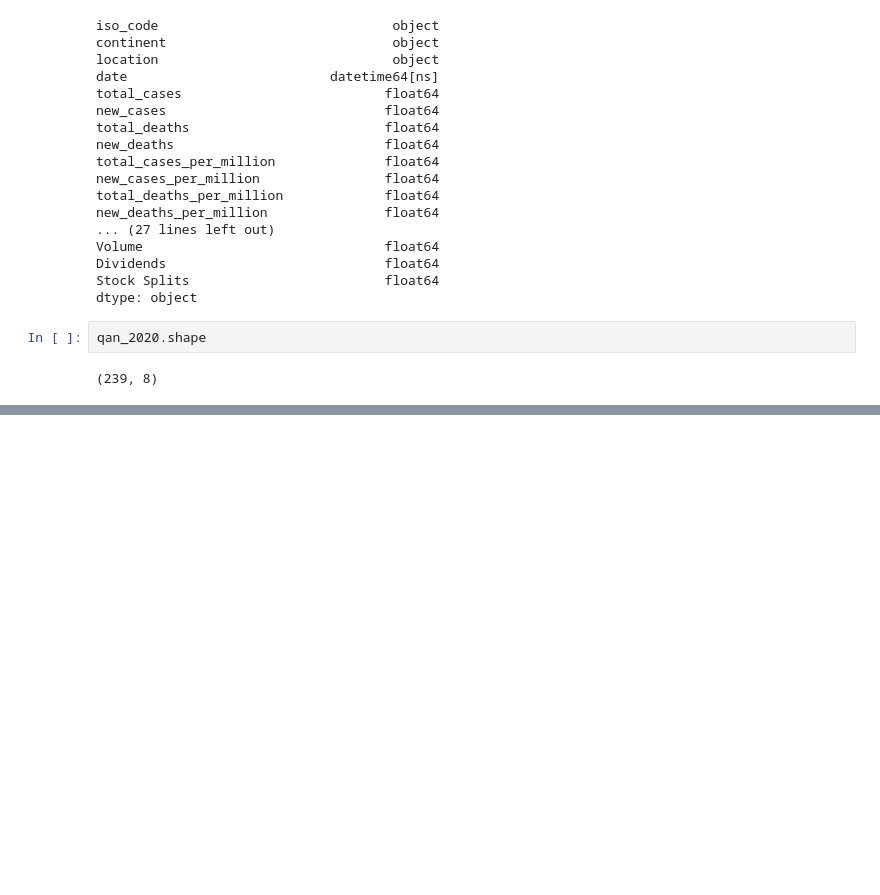
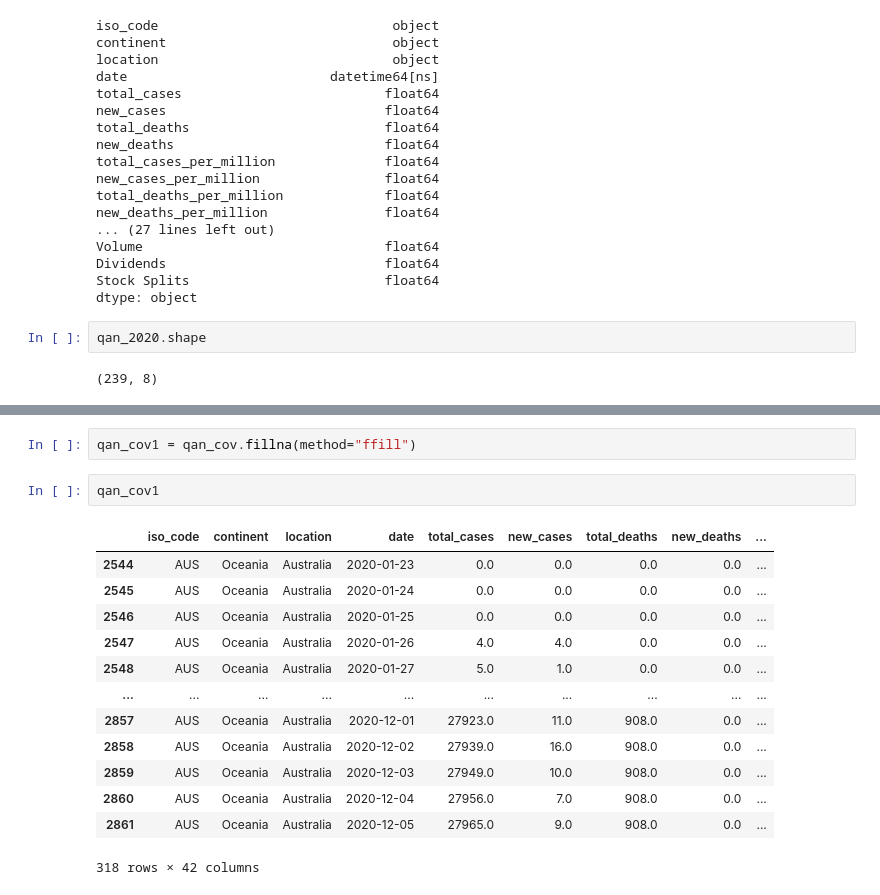
Before and after one commit to koktong-low/DataScience-Projects, a Jupyter notebook: Stocks/financial_statement.ipynb, the cells around one changed output, grey strips where cells are left out. Drawn from its saved outputs; the diff is of its cells as text; blank space fills up the shorter version.

```diff
--- a/Stocks/financial_statement.ipynb
+++ b/Stocks/financial_statement.ipynb
@@ -935,0 +951,18 @@ Timedelta('316 days 00:00:00')
+# %%
+qan_cov1 = qan_cov.fillna(method="ffill")
+# %%
+qan_cov1
+# %% [output]
+|  | iso_code | continent | location | date | total_cases | new_cases | total_deaths | new_deaths | ... |
+| 2544 | AUS | Oceania | Australia | 2020-01-23 | 0.0 | 0.0 | 0.0 | 0.0 | ... |
+| 2545 | AUS | Oceania | Australia | 2020-01-24 | 0.0 | 0.0 | 0.0 | 0.0 | ... |
+| 2546 | AUS | Oceania | Australia | 2020-01-25 | 0.0 | 0.0 | 0.0 | 0.0 | ... |
+| 2547 | AUS | Oceania | Australia | 2020-01-26 | 4.0 | 4.0 | 0.0 | 0.0 | ... |
+| 2548 | AUS | Oceania | Australia | 2020-01-27 | 5.0 | 1.0 | 0.0 | 0.0 | ... |
+| ... | ... | ... | ... | ... | ... | ... | ... | ... | ... |
+| 2857 | AUS | Oceania | Australia | 2020-12-01 | 27923.0 | 11.0 | 908.0 | 0.0 | ... |
+| 2858 | AUS | Oceania | Australia | 2020-12-02 | 27939.0 | 16.0 | 908.0 | 0.0 | ... |
+| 2859 | AUS | Oceania | Australia | 2020-12-03 | 27949.0 | 10.0 | 908.0 | 0.0 | ... |
+| 2860 | AUS | Oceania | Australia | 2020-12-04 | 27956.0 | 7.0 | 908.0 | 0.0 | ... |
+| 2861 | AUS | Oceania | Australia | 2020-12-05 | 27965.0 | 9.0 | 908.0 | 0.0 | ... |
+318 rows × 42 columns
```
Also changed, not shown: parts of 32 cells of this notebook.
